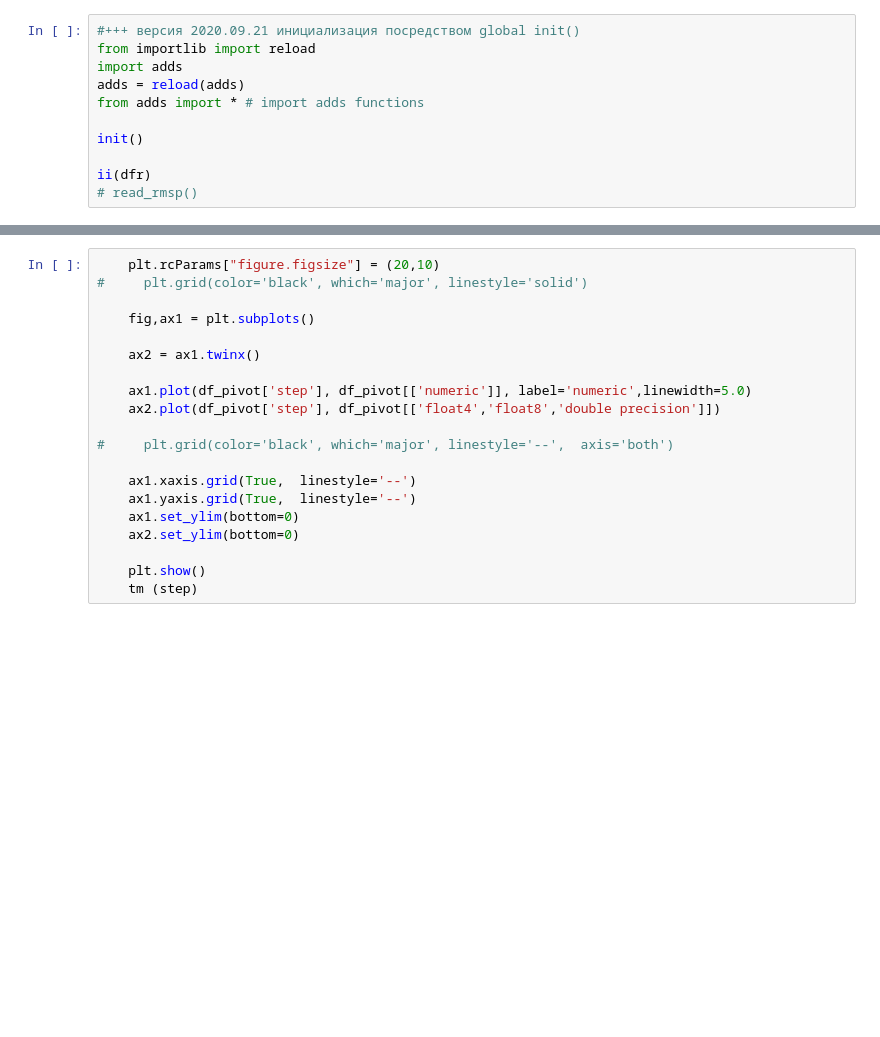
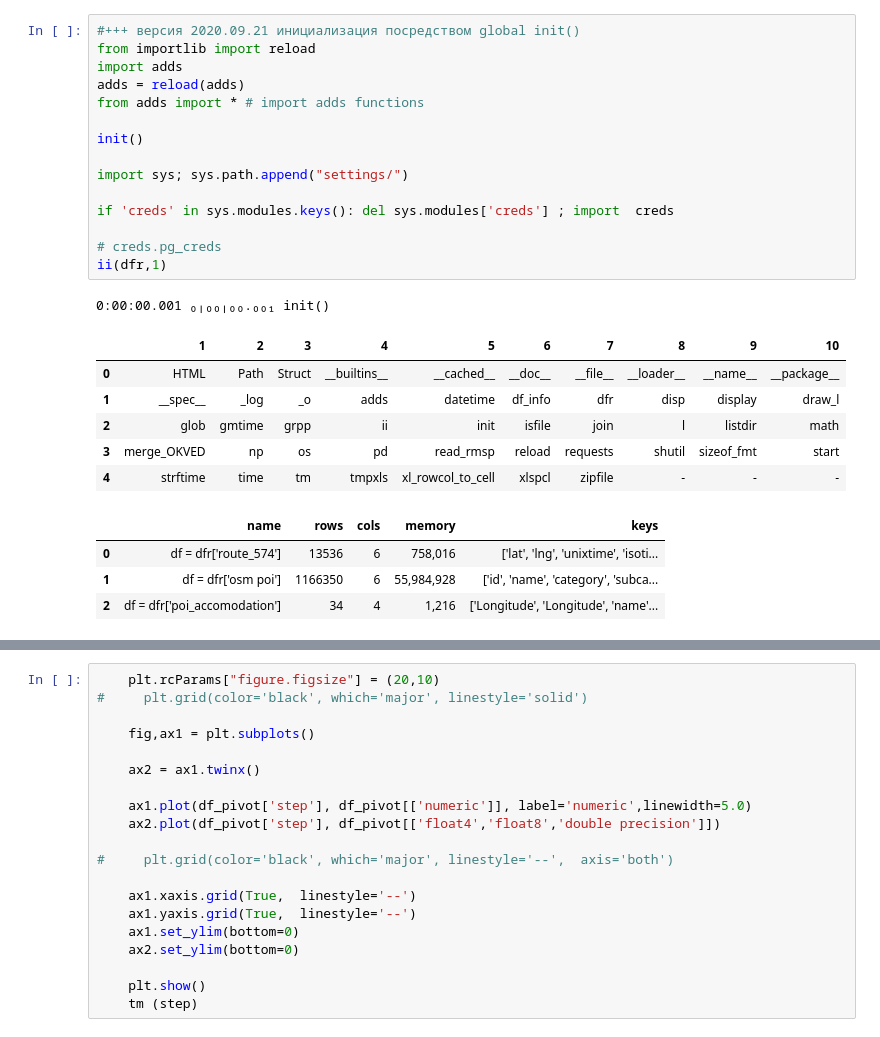
Before and after one commit to codeup1054/jnlab, a Jupyter notebook: 10.POI.ipynb, the cells around one changed output, grey strips where cells are left out. Saved outputs shown, nothing was run; the diff lists cells and outputs as text; blank space fills up the shorter version.

```diff
--- a/10.POI.ipynb
+++ b/10.POI.ipynb
@@ -1,11 +1,27 @@
 # %%
 #+++ версия 2020.09.21 инициализация посредством global init()
 from importlib import reload
 import adds
 adds = reload(adds)
 from adds import * # import adds functions
 
 init()
 
-ii(dfr)
-# read_rmsp()
+import sys; sys.path.append("settings/")
+
+if 'creds' in sys.modules.keys(): del sys.modules['creds'] ; import  creds
+
+# creds.pg_creds
+ii(dfr,1)
+# %% [output]
+0:00:00.001 ₀╷₀₀╷₀₀.₀₀₁ init()
+|  | 1 | 2 | 3 | 4 | 5 | 6 | 7 | 8 | 9 | 10 |
+| 0 | HTML | Path | Struct | __builtins__ | __cached__ | __doc__ | __file__ | __loader__ | __name__ | __package__ |
+| 1 | __spec__ | _log | _o | adds | datetime | df_info | dfr | disp | display | draw_l |
+| 2 | glob | gmtime | grpp | ii | init | isfile | join | l | listdir | math |
+| 3 | merge_OKVED | np | os | pd | read_rmsp | reload | requests | shutil | sizeof_fmt | start |
+| 4 | strftime | time | tm | tmpxls | xl_rowcol_to_cell | xlspcl | zipfile | - | - | - |
+|  | name | rows | cols | memory | keys |
+| 0 | df = dfr['route_574'] | 13536 | 6 | 758,016 | ['lat', 'lng', 'unixtime', 'isoti... |
+| 1 | df = dfr['osm poi'] | 1166350 | 6 | 55,984,928 | ['id', 'name', 'category', 'subca... |
+| 2 | df = dfr['poi_accomodation'] | 34 | 4 | 1,216 | ['Longitude', 'Longitude', 'name'... |
```
Also changed, not shown: parts of 22 cells of this notebook, 1 other file.
